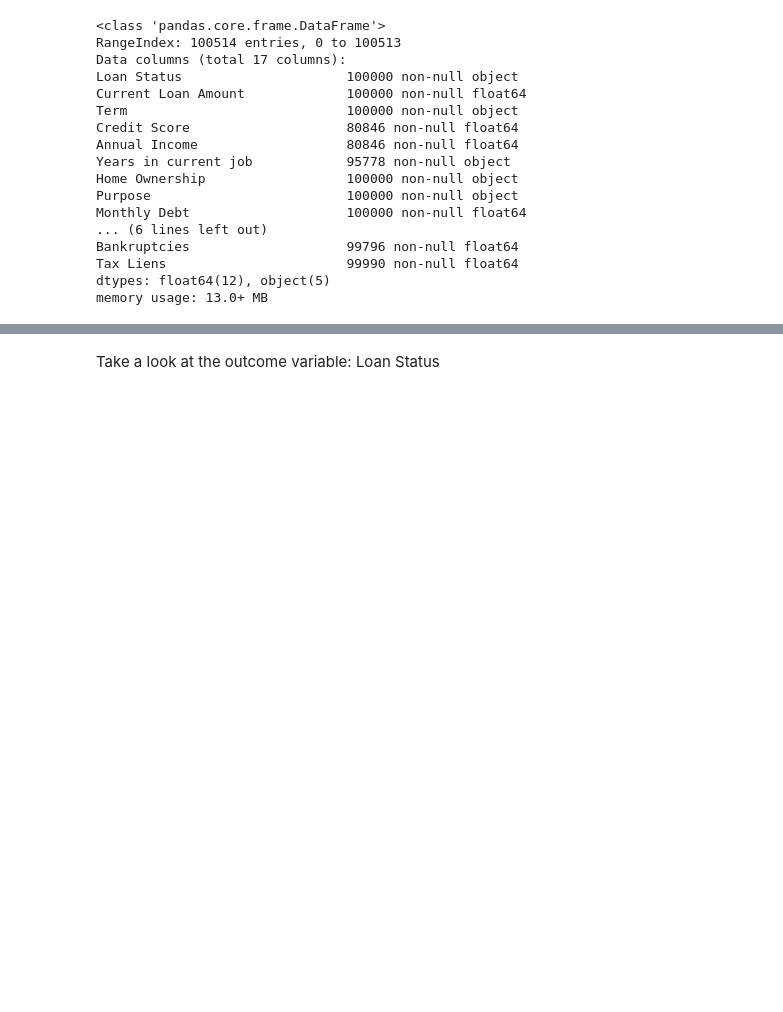
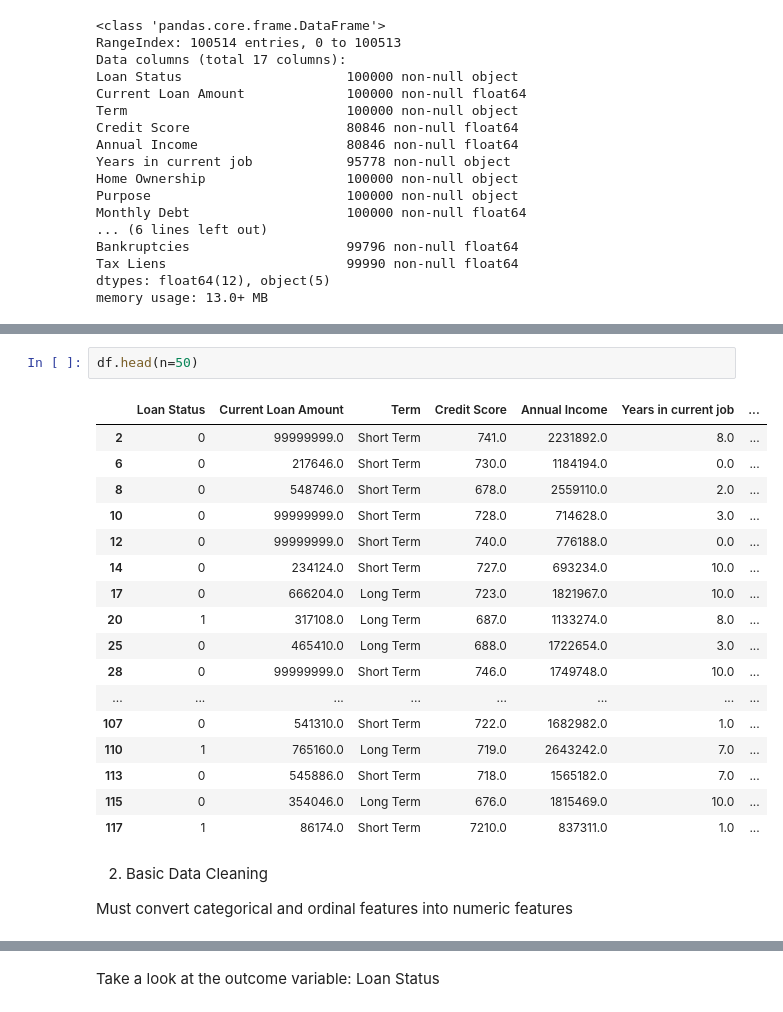
Before and after one commit to tschaefermedia/DataMining-I-TeamProject, a Jupyter notebook: new_approach.ipynb, the cells around one changed output, grey strips where cells are left out. Cells and saved outputs as stored; diff of their text form; blank space fills up the shorter version.

```diff
--- a/new_approach.ipynb
+++ b/new_approach.ipynb
@@ -41,0 +133,24 @@ memory usage: 13.0+ MB
+# %%
+df.head(n=50)
+# %% [output]
+|  | Loan Status | Current Loan Amount | Term | Credit Score | Annual Income | Years in current job | ... |
+| 2 | 0 | 99999999.0 | Short Term | 741.0 | 2231892.0 | 8.0 | ... |
+| 6 | 0 | 217646.0 | Short Term | 730.0 | 1184194.0 | 0.0 | ... |
+| 8 | 0 | 548746.0 | Short Term | 678.0 | 2559110.0 | 2.0 | ... |
+| 10 | 0 | 99999999.0 | Short Term | 728.0 | 714628.0 | 3.0 | ... |
+| 12 | 0 | 99999999.0 | Short Term | 740.0 | 776188.0 | 0.0 | ... |
+| 14 | 0 | 234124.0 | Short Term | 727.0 | 693234.0 | 10.0 | ... |
+| 17 | 0 | 666204.0 | Long Term | 723.0 | 1821967.0 | 10.0 | ... |
+| 20 | 1 | 317108.0 | Long Term | 687.0 | 1133274.0 | 8.0 | ... |
+| 25 | 0 | 465410.0 | Long Term | 688.0 | 1722654.0 | 3.0 | ... |
+| 28 | 0 | 99999999.0 | Short Term | 746.0 | 1749748.0 | 10.0 | ... |
+| ... | ... | ... | ... | ... | ... | ... | ... |
+| 107 | 0 | 541310.0 | Short Term | 722.0 | 1682982.0 | 1.0 | ... |
+| 110 | 1 | 765160.0 | Long Term | 719.0 | 2643242.0 | 7.0 | ... |
+| 113 | 0 | 545886.0 | Short Term | 718.0 | 1565182.0 | 7.0 | ... |
+| 115 | 0 | 354046.0 | Long Term | 676.0 | 1815469.0 | 10.0 | ... |
+| 117 | 1 | 86174.0 | Short Term | 7210.0 | 837311.0 | 1.0 | ... |
+# %% [markdown]
+2. Basic Data Cleaning
+
+Must convert categorical and ordinal features into numeric features
```
Also changed, not shown: parts of 103 cells of this notebook.
